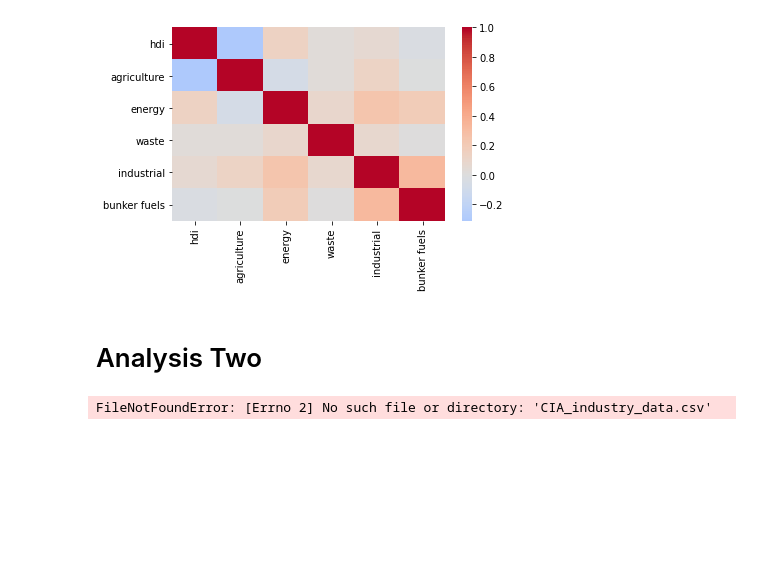
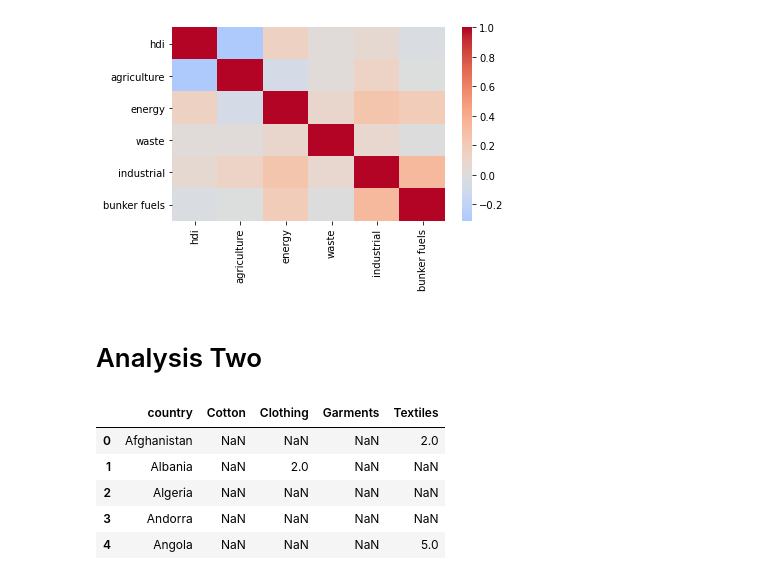
Before and after one commit to jon-pun/fa2021info2950-project, a Jupyter notebook: Phase_IV.ipynb, the cells around one changed output. Cells and saved outputs as stored; diff of their text form; code cells hidden in the pictures; blank space fills up the shorter version.

```diff
--- a/Phase_IV.ipynb
+++ b/Phase_IV.ipynb
@@ -103,5 +111,14 @@ plt.show()
 # Analysis Two
 # %%
 industry_data=pd.read_csv('CIA_industry_data.csv')
+industry_data=industry_data.rename(columns={'Country/Region': 'country'})
+industry_data=industry_data.drop(columns='Jute')
-# %% [output]
-FileNotFoundError: [Errno 2] No such file or directory: 'CIA_industry_data.csv'
+# %%
+industry_data.head()
+# %% [output]
+|  | country | Cotton | Clothing | Garments | Textiles |
+| 0 | Afghanistan | NaN | NaN | NaN | 2.0 |
+| 1 | Albania | NaN | 2.0 | NaN | NaN |
+| 2 | Algeria | NaN | NaN | NaN | NaN |
+| 3 | Andorra | NaN | NaN | NaN | NaN |
+| 4 | Angola | NaN | NaN | NaN | 5.0 |
```
Also changed, not shown: parts of 9 cells of this notebook, 1 other file.
